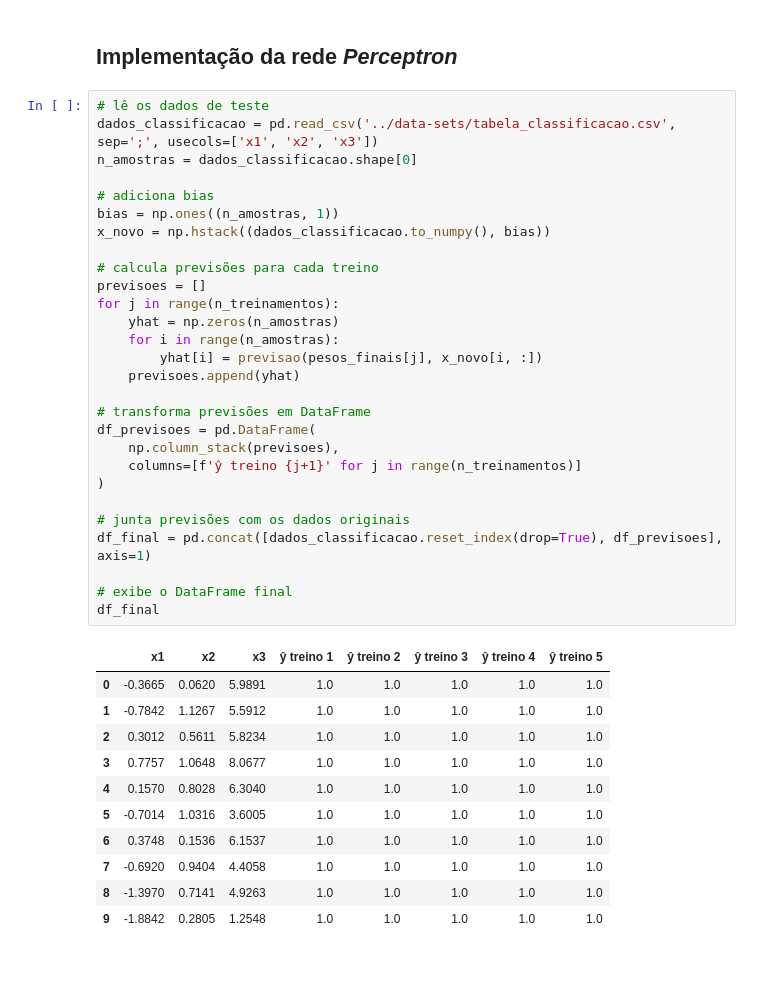
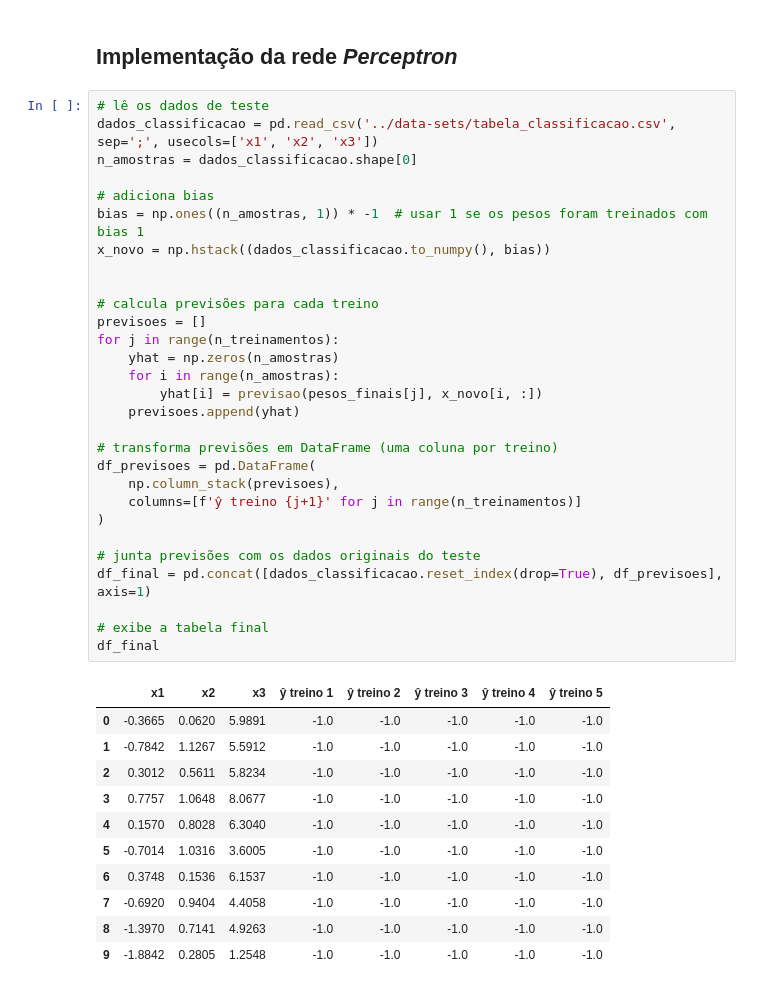
Before and after one commit to Lur4n/RNA, a Jupyter notebook: atividades/perceptron-petroleo.ipynb, the cells around one changed output. Saved outputs shown, nothing was run; the diff lists cells and outputs as text.

```diff
--- a/atividades/perceptron-petroleo.ipynb
+++ b/atividades/perceptron-petroleo.ipynb
@@ -312,40 +312,41 @@ Acerto percentual do treinamento: 50.0%
 # %%
 # lê os dados de teste
 dados_classificacao = pd.read_csv('../data-sets/tabela_classificacao.csv', sep=';', usecols=['x1', 'x2', 'x3'])
 n_amostras = dados_classificacao.shape[0]
 
 # adiciona bias
-bias = np.ones((n_amostras, 1))
+bias = np.ones((n_amostras, 1)) * -1  # usar 1 se os pesos foram treinados com bias 1
 x_novo = np.hstack((dados_classificacao.to_numpy(), bias))
+
 
 # calcula previsões para cada treino
 previsoes = []
 for j in range(n_treinamentos):
     yhat = np.zeros(n_amostras)
     for i in range(n_amostras):
         yhat[i] = previsao(pesos_finais[j], x_novo[i, :])
     previsoes.append(yhat)
 
-# transforma previsões em DataFrame
+# transforma previsões em DataFrame (uma coluna por treino)
 df_previsoes = pd.DataFrame(
     np.column_stack(previsoes),
     columns=[f'ŷ treino {j+1}' for j in range(n_treinamentos)]
 )
 
-# junta previsões com os dados originais
+# junta previsões com os dados originais do teste
 df_final = pd.concat([dados_classificacao.reset_index(drop=True), df_previsoes], axis=1)
 
-# exibe o DataFrame final
+# exibe a tabela final
 df_final
 # %% [output]
 |  | x1 | x2 | x3 | ŷ treino 1 | ŷ treino 2 | ŷ treino 3 | ŷ treino 4 | ŷ treino 5 |
-| 0 | -0.3665 | 0.0620 | 5.9891 | 1.0 | 1.0 | 1.0 | 1.0 | 1.0 |
-| 1 | -0.7842 | 1.1267 | 5.5912 | 1.0 | 1.0 | 1.0 | 1.0 | 1.0 |
-| 2 | 0.3012 | 0.5611 | 5.8234 | 1.0 | 1.0 | 1.0 | 1.0 | 1.0 |
-| 3 | 0.7757 | 1.0648 | 8.0677 | 1.0 | 1.0 | 1.0 | 1.0 | 1.0 |
-| 4 | 0.1570 | 0.8028 | 6.3040 | 1.0 | 1.0 | 1.0 | 1.0 | 1.0 |
-| 5 | -0.7014 | 1.0316 | 3.6005 | 1.0 | 1.0 | 1.0 | 1.0 | 1.0 |
-| 6 | 0.3748 | 0.1536 | 6.1537 | 1.0 | 1.0 | 1.0 | 1.0 | 1.0 |
-| 7 | -0.6920 | 0.9404 | 4.4058 | 1.0 | 1.0 | 1.0 | 1.0 | 1.0 |
-| 8 | -1.3970 | 0.7141 | 4.9263 | 1.0 | 1.0 | 1.0 | 1.0 | 1.0 |
-| 9 | -1.8842 | 0.2805 | 1.2548 | 1.0 | 1.0 | 1.0 | 1.0 | 1.0 |
+| 0 | -0.3665 | 0.0620 | 5.9891 | -1.0 | -1.0 | -1.0 | -1.0 | -1.0 |
+| 1 | -0.7842 | 1.1267 | 5.5912 | -1.0 | -1.0 | -1.0 | -1.0 | -1.0 |
+| 2 | 0.3012 | 0.5611 | 5.8234 | -1.0 | -1.0 | -1.0 | -1.0 | -1.0 |
+| 3 | 0.7757 | 1.0648 | 8.0677 | -1.0 | -1.0 | -1.0 | -1.0 | -1.0 |
+| 4 | 0.1570 | 0.8028 | 6.3040 | -1.0 | -1.0 | -1.0 | -1.0 | -1.0 |
+| 5 | -0.7014 | 1.0316 | 3.6005 | -1.0 | -1.0 | -1.0 | -1.0 | -1.0 |
+| 6 | 0.3748 | 0.1536 | 6.1537 | -1.0 | -1.0 | -1.0 | -1.0 | -1.0 |
+| 7 | -0.6920 | 0.9404 | 4.4058 | -1.0 | -1.0 | -1.0 | -1.0 | -1.0 |
+| 8 | -1.3970 | 0.7141 | 4.9263 | -1.0 | -1.0 | -1.0 | -1.0 | -1.0 |
+| 9 | -1.8842 | 0.2805 | 1.2548 | -1.0 | -1.0 | -1.0 | -1.0 | -1.0 |
```
Also changed, not shown: parts of 6 cells of this notebook, 2 other files.
